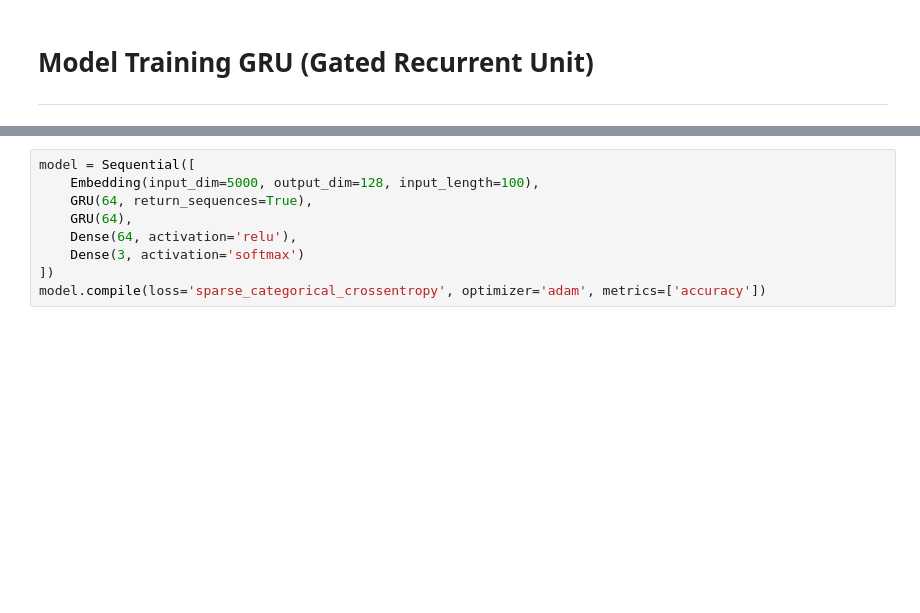
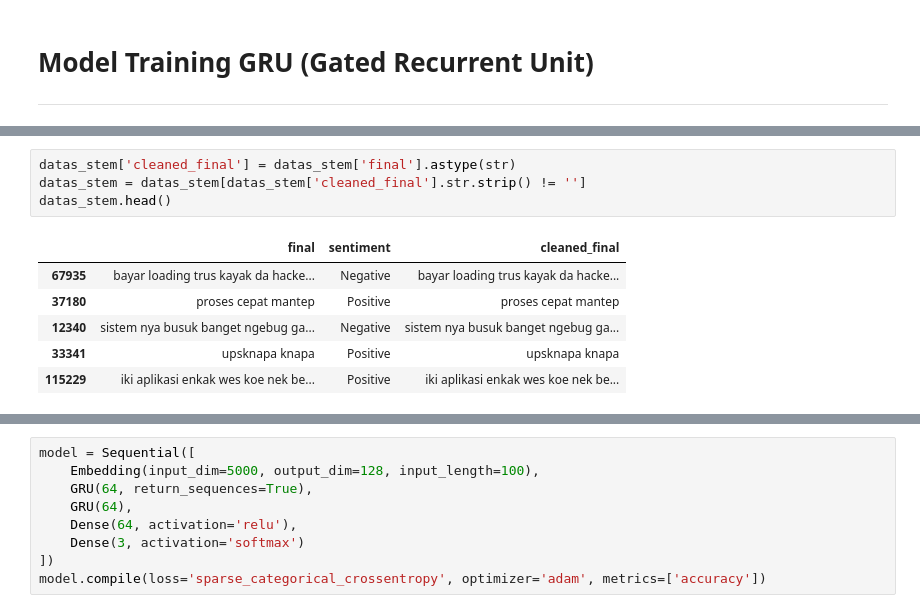
Before and after one commit to cryoras/sentiment-analisis, a Jupyter notebook: Proyek_Analisis_Sentimen.ipynb, the cells around one changed output, grey strips where cells are left out. Drawn from its saved outputs; the diff is of its cells as text; blank space fills up the shorter version.

```diff
--- a/Proyek_Analisis_Sentimen.ipynb
+++ b/Proyek_Analisis_Sentimen.ipynb
@@ -323,0 +245,11 @@ See the caveats in the documentation: https://pandas.pydata.org/pandas-docs/stab
+# %%
+datas_stem['cleaned_final'] = datas_stem['final'].astype(str)
+datas_stem = datas_stem[datas_stem['cleaned_final'].str.strip() != '']
+datas_stem.head()
+# %% [output]
+|  | final | sentiment | cleaned_final |
+| 67935 | bayar loading trus kayak da hacke... | Negative | bayar loading trus kayak da hacke... |
+| 37180 | proses cepat mantep | Positive | proses cepat mantep |
+| 12340 | sistem nya busuk banget ngebug ga... | Negative | sistem nya busuk banget ngebug ga... |
+| 33341 | upsknapa knapa | Positive | upsknapa knapa |
+| 115229 | iki aplikasi enkak wes koe nek be... | Positive | iki aplikasi enkak wes koe nek be... |
```
Also changed, not shown: parts of 53 cells of this notebook.
